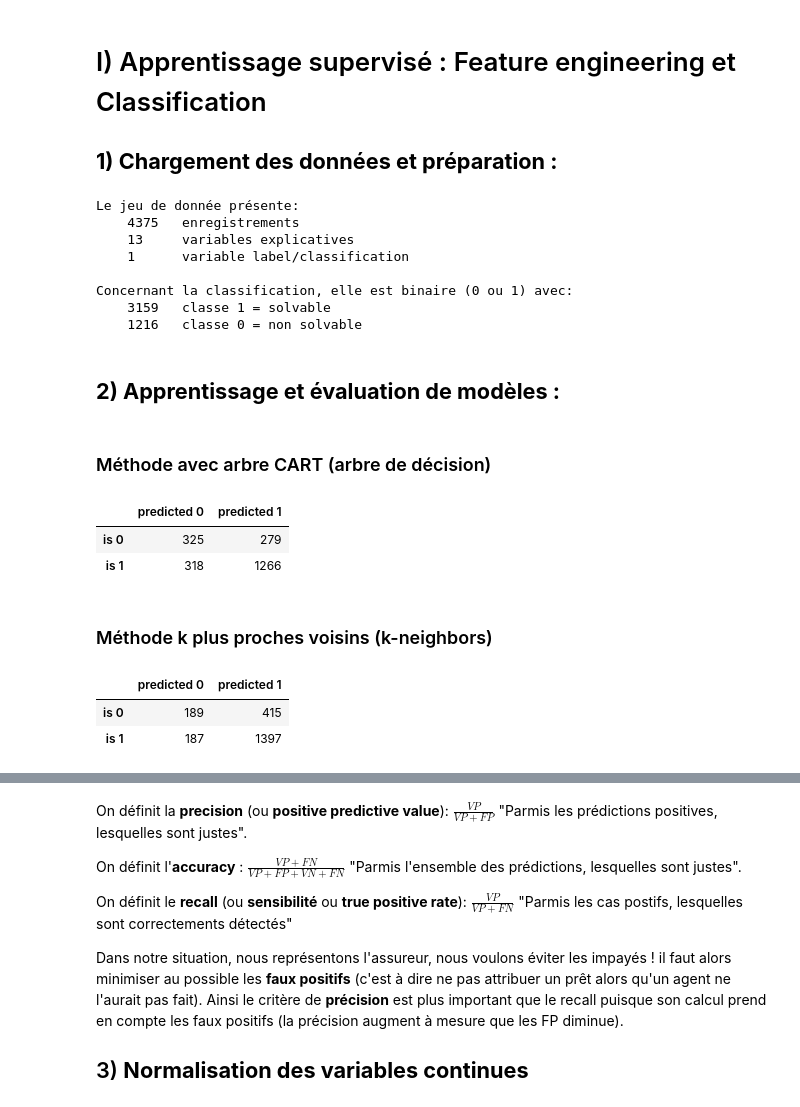
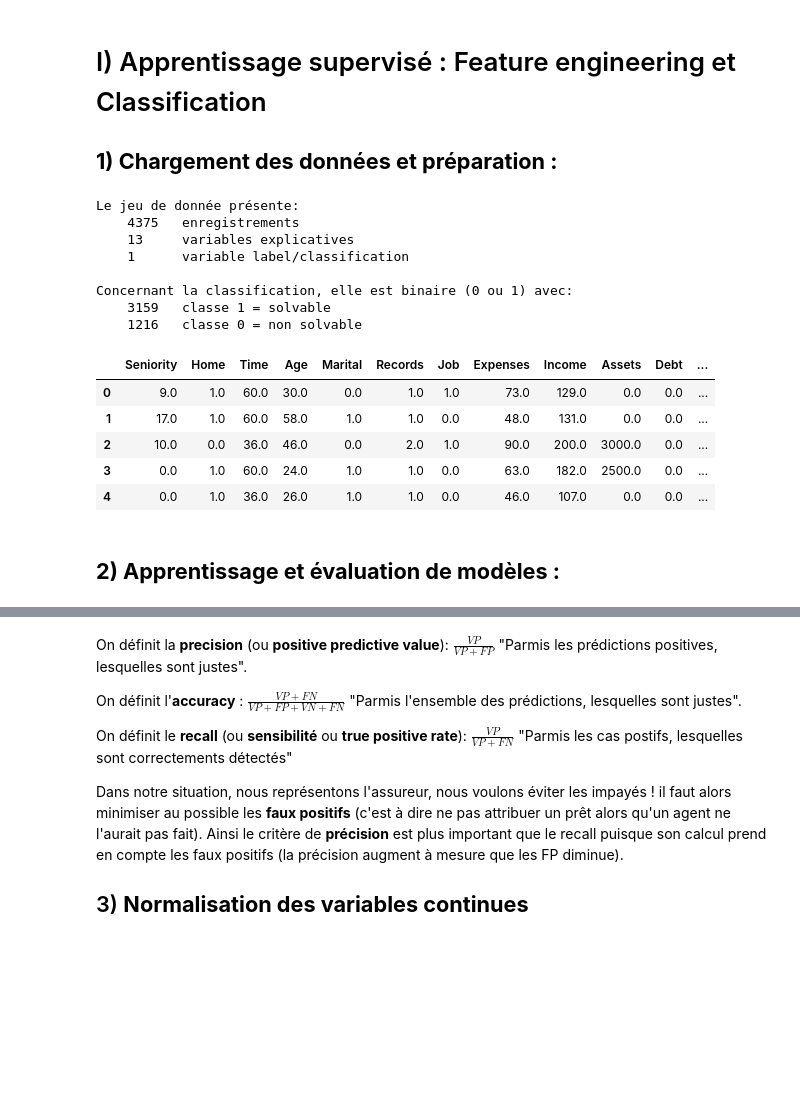
Before and after one commit to tyrosine-rex/tp_taa_apprentissage_supervisee, a Jupyter notebook: source/tp.ipynb, the cells around one changed output, grey strips where cells are left out. Drawn from its saved outputs; the diff is of its cells as text; code cells hidden in the pictures; blank space fills up the shorter version.

```diff
--- a/source/tp.ipynb
+++ b/source/tp.ipynb
@@ -20,33 +20,41 @@ from sklearn.model_selection import train_test_split
 # chargement des données
 pd_credit = pd.read_csv(CREDIT_SCORE, sep=";")
 np_credit = pd_credit.values
 
 # séparation entre donnée "input": X et les labels: Y
 X, Y = np_credit[:, :-1], np_credit[:, -1]
 
 # séparation des données en test et train
 xtrain, xtest, ytrain, ytest = train_test_split(X, Y, test_size=0.5, random_state=1)
 
 # exploration des données
 txt = f"""Le jeu de donnée présente:
     {X.shape[0]:<6d} enregistrements
     {X.shape[1]:<6d} variables explicatives
     {1:<6d} variable label/classification
 
 Concernant la classification, elle est binaire (0 ou 1) avec:
     {int(Y.sum()):<6d} classe 1 = solvable
     {int(len(Y) - Y.sum()):<6d} classe 0 = non solvable
 """
 print(txt)
+
+display(pd_credit.head())
 # %% [output]
 Le jeu de donnée présente:
     4375   enregistrements
     13     variables explicatives
     1      variable label/classification
 
 Concernant la classification, elle est binaire (0 ou 1) avec:
     3159   classe 1 = solvable
     1216   classe 0 = non solvable
+|  | Seniority | Home | Time | Age | Marital | Records | Job | Expenses | Income | Assets | Debt | ... |
+| 0 | 9.0 | 1.0 | 60.0 | 30.0 | 0.0 | 1.0 | 1.0 | 73.0 | 129.0 | 0.0 | 0.0 | ... |
+| 1 | 17.0 | 1.0 | 60.0 | 58.0 | 1.0 | 1.0 | 0.0 | 48.0 | 131.0 | 0.0 | 0.0 | ... |
+| 2 | 10.0 | 0.0 | 36.0 | 46.0 | 0.0 | 2.0 | 1.0 | 90.0 | 200.0 | 3000.0 | 0.0 | ... |
+| 3 | 0.0 | 1.0 | 60.0 | 24.0 | 1.0 | 1.0 | 0.0 | 63.0 | 182.0 | 2500.0 | 0.0 | ... |
+| 4 | 0.0 | 1.0 | 36.0 | 26.0 | 1.0 | 1.0 | 0.0 | 46.0 | 107.0 | 0.0 | 0.0 | ... |
 # %% [markdown]
 ## **2) Apprentissage et évaluation de modèles :**
 # %%
@@ -73,31 +85,2 @@ def test_model(x_train, y_train, x_test, y_test, sk_fun, comment="", **kwargs):
 
 comparative_df = pd.DataFrame(columns=COLS_EVAL)
-# %% [markdown]
-### Méthode avec arbre CART (arbre de décision)
-# %%
-
-from sklearn.tree import DecisionTreeClassifier
-
-newline, confuse = test_model(xtrain, ytrain, xtest, ytest,
-                        DecisionTreeClassifier, random_state=1)
-comparative_df = pd.concat([comparative_df, newline], ignore_index=True)
-
-confuse
-# %% [output]
-|  | predicted 0 | predicted 1 |
-| is 0 | 325 | 279 |
-| is 1 | 318 | 1266 |
-# %% [markdown]
-### Méthode k plus proches voisins (k-neighbors)
-# %%
-from sklearn.neighbors import KNeighborsClassifier
-
-newline, confuse = test_model(xtrain, ytrain, xtest, ytest,
-                                KNeighborsClassifier, n_neighbors=5)
-comparative_df = pd.concat([comparative_df, newline], ignore_index=True)
-
-confuse
-# %% [output]
-|  | predicted 0 | predicted 1 |
-| is 0 | 189 | 415 |
-| is 1 | 187 | 1397 |
```
Also changed, not shown: parts of 23 cells of this notebook.
